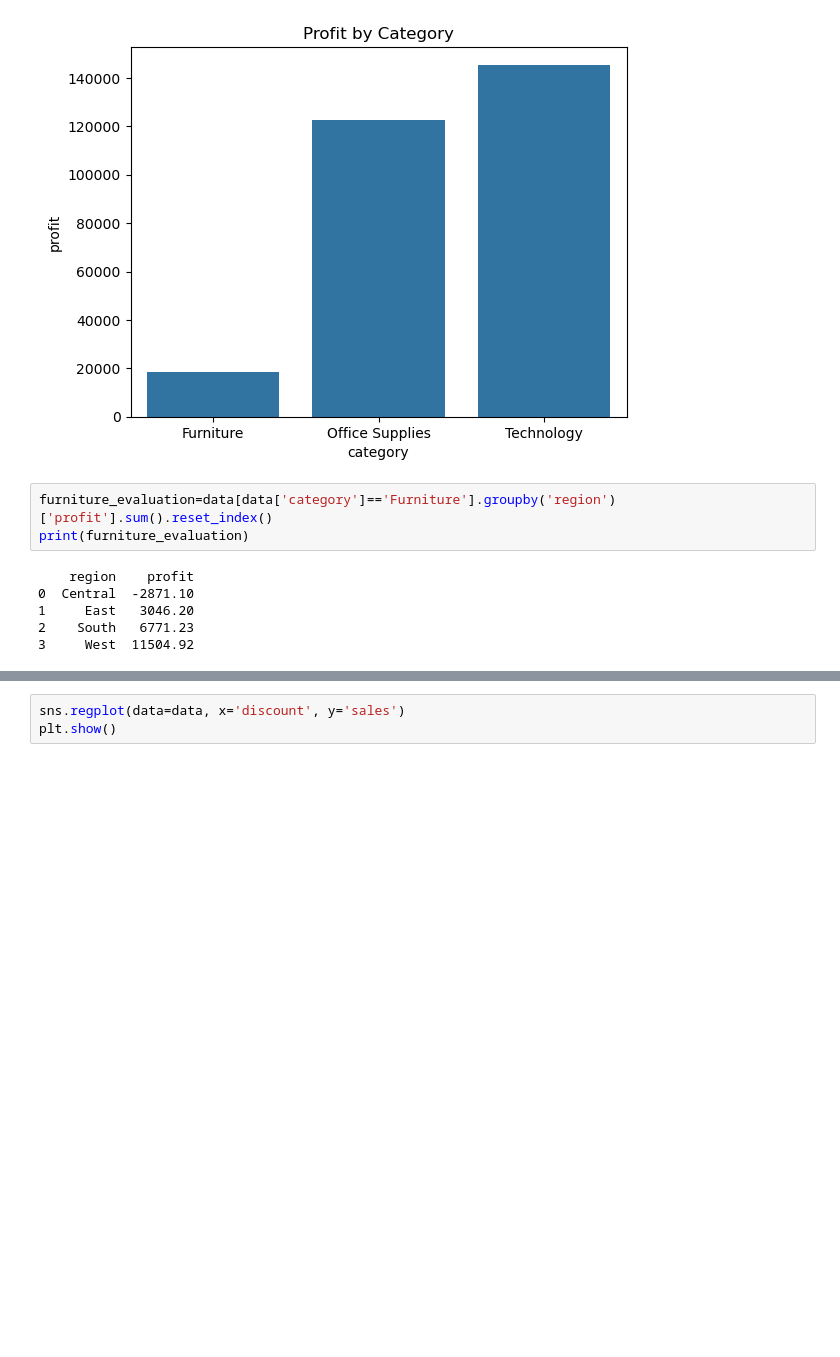
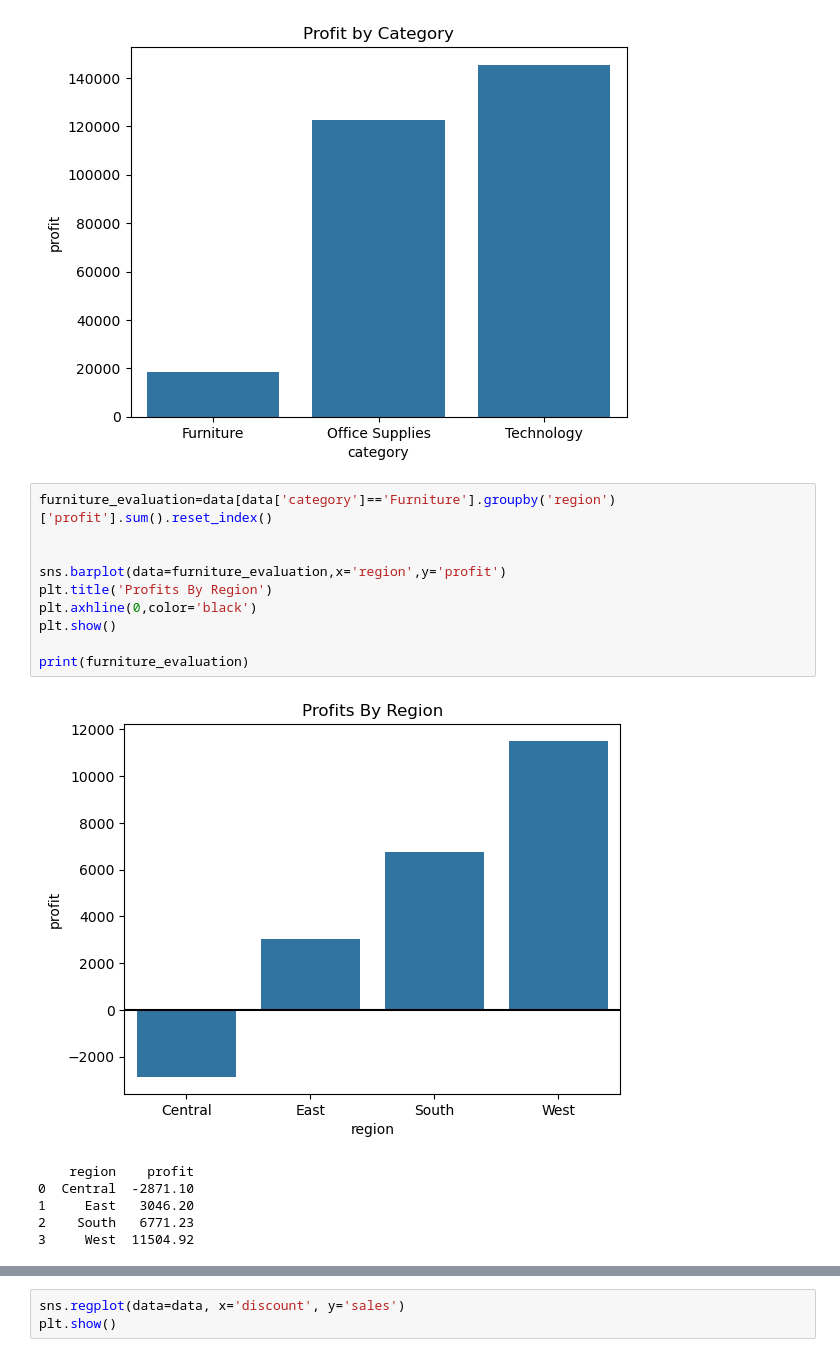
Before and after one commit to manishmopuri19/Retail_supply_chain_Analysis, a Jupyter notebook: Retail Supply Chain.ipynb, the cells around one changed output, grey strips where cells are left out. Saved outputs shown, nothing was run; the diff lists cells and outputs as text; blank space fills up the shorter version.

Commit message:
found that Furniture is falling to get profits in central region when discount are high where other region getting profits

```diff
--- a/Retail Supply Chain.ipynb
+++ b/Retail Supply Chain.ipynb
@@ -171,8 +171,16 @@ plt.show()
 [figure]
 # %%
 furniture_evaluation=data[data['category']=='Furniture'].groupby('region')['profit'].sum().reset_index()
+
+
+sns.barplot(data=furniture_evaluation,x='region',y='profit')
+plt.title('Profits By Region')
+plt.axhline(0,color='black')
+plt.show()
+
 print(furniture_evaluation)
 # %% [output]
+[figure, added]
     region    profit
 0  Central  -2871.10
 1     East   3046.20
```
Also changed, not shown: parts of 9 cells of this notebook, 1 other file.
